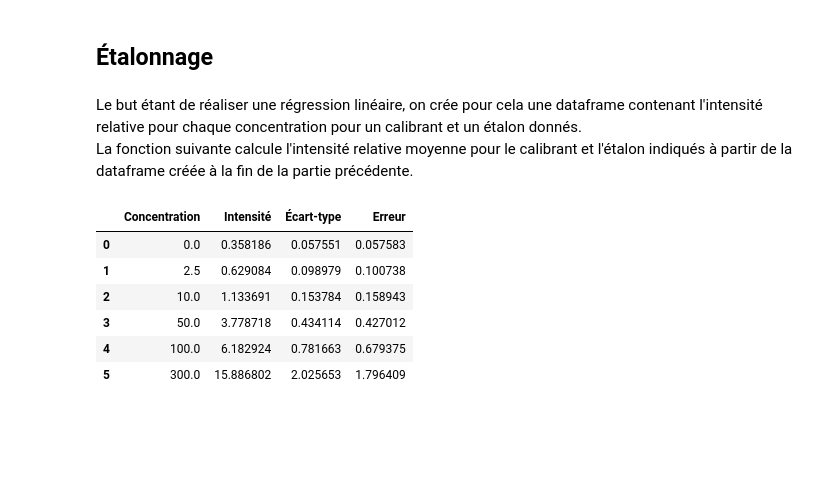
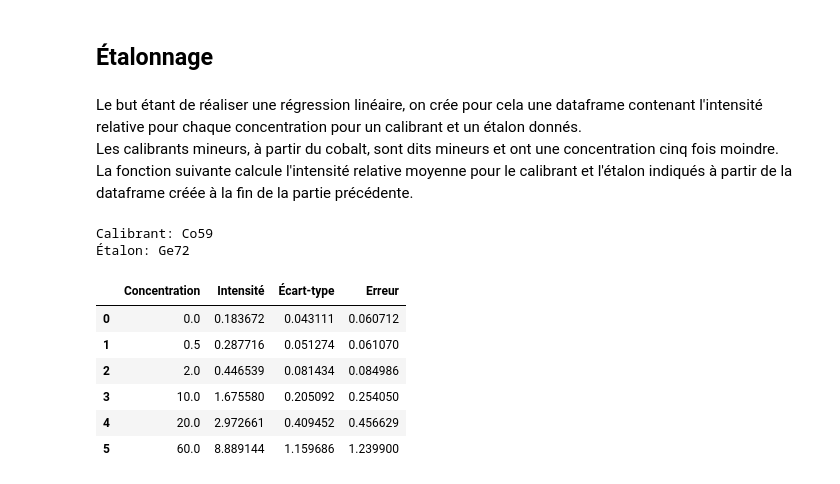
Before and after one commit to ABeague/Projet-Python-LA-ICPMS, a Jupyter notebook: Code Source.ipynb, the cells around one changed output. Drawn from its saved outputs; the diff is of its cells as text; code cells hidden in the pictures; blank space fills up the shorter version.

```diff
--- a/Code Source.ipynb
+++ b/Code Source.ipynb
@@ -155,4 +188,11 @@ def get_clean_intensity_df(calibrant, calibre, etalon):
     return data_clean
 # %%
-get_clean_intensity_df("Cu63", "0", "Ge72").head()
+calibre = calibres[0] # 0: 0, 1: 2,5 ppm, 2: 10 ppm, 3: 50 ppm, 4: 100 ppm, 5: 300 ppm
+calibrant = calibrants[5] # 0: cuivre, 1: zinc, 2: platine, 3: cobalt, 4: nickel, 5: sélénium, 6: molybdène, 7: cadmium
+etalon = etalons[0] #0: germanium, 1: rhodium, 2: tellure
+
+print("Calibrant: "+calibrant)
+print("Calibre: "+calibre)
+print("Étalon: "+etalon)
+get_clean_intensity_df(calibrant, calibre, etalon).head()
 # %% [output]
@@ -172,15 +215,23 @@ def get_intensity_plot(calibrant, calibre, etalon):
     plt.errorbar(x, y, yerr=error, fmt="bo")
     plt.xlabel("Time (s)")
     plt.ylabel("Intensity")
+
+    #Concentration des calibrants mineurs
+    if calibrant in cal_mineurs:
+        calibre = str(float(calibre)/5)
     plt.title("Calibrant: "+calibrant+", Etalon: "+etalon+" at "+calibre+" ppm")
     return
 # %%
-calibre = calibres[0]
-calibrant = calibrants[0]
-plt.figure(figsize=(18, 6))
-i = 1
-for etalon in etalons:
-    plt.subplot(1,3,i)
-    get_intensity_plot(calibrant, calibre, etalon)
-    i += 1
+calibrant = calibrants[5] # 0: cuivre, 1: zinc, 2: platine, 3: cobalt, 4: nickel, 5: sélénium, 6: molybdène, 7: cadmium
+
+print("Calibrant: "+calibrant)
+plt.figure(figsize=(18, 6*6))
+j = 1
+for calibre in calibres:
+    i = 1
+    for etalon in etalons:
+        plt.subplot(6,3,i+3*(j-1))
+        get_intensity_plot(calibrant, calibre, etalon)
+        i += 1
+    j += 1
 # %% [output]
@@ -189,6 +241,7 @@ for etalon in etalons:
 ## Étalonnage
 # %% [markdown]
 Le but étant de réaliser une régression linéaire, on crée pour cela une dataframe contenant l'intensité relative pour chaque concentration pour un calibrant et un étalon donnés.<br>
+Les calibrants mineurs, à partir du cobalt, sont dits mineurs et ont une concentration cinq fois moindre.<br>
 La fonction suivante calcule l'intensité relative moyenne pour le calibrant et l'étalon indiqués à partir de la dataframe créée à la fin de la partie précédente.
 # %%
 def get_average_intensity_calibrant_df(calibrant, etalon):
@@ -209,15 +262,26 @@ def get_average_intensity_calibrant_df(calibrant, etalon):
                          )
     #Les concentrations sont des chaînes de caractère : il faut les transformer en réels
     average_df.Concentration = average_df.Concentration.astype(float)
+
+    #Concentration des calibrants mineurs
+    if calibrant in cal_mineurs:
+        average_df.Concentration = average_df.Concentration * 1/5
     return average_df
 # %%
-get_average_intensity_calibrant_df("Cu63", "Ge72")
+calibrant = calibrants[3] # 0: cuivre, 1: zinc, 2: platine, 3: cobalt, 4: nickel, 5: sélénium, 6: molybdène, 7: cadmium
+etalon = etalons[0] #0: germanium, 1: rhodium, 2: tellure
+
+print("Calibrant: "+calibrant)
+print("Étalon: "+etalon)
+get_average_intensity_calibrant_df(calibrant, etalon)
 # %% [output]
+Calibrant: Co59
+Étalon: Ge72
 |  | Concentration | Intensité | Écart-type | Erreur |
-| 0 | 0.0 | 0.358186 | 0.057551 | 0.057583 |
-| 1 | 2.5 | 0.629084 | 0.098979 | 0.100738 |
-| 2 | 10.0 | 1.133691 | 0.153784 | 0.158943 |
-| 3 | 50.0 | 3.778718 | 0.434114 | 0.427012 |
-| 4 | 100.0 | 6.182924 | 0.781663 | 0.679375 |
-| 5 | 300.0 | 15.886802 | 2.025653 | 1.796409 |
+| 0 | 0.0 | 0.183672 | 0.043111 | 0.060712 |
+| 1 | 0.5 | 0.287716 | 0.051274 | 0.061070 |
+| 2 | 2.0 | 0.446539 | 0.081434 | 0.084986 |
+| 3 | 10.0 | 1.675580 | 0.205092 | 0.254050 |
+| 4 | 20.0 | 2.972661 | 0.409452 | 0.456629 |
+| 5 | 60.0 | 8.889144 | 1.159686 | 1.239900 |
 # %% [markdown]
```
Also changed, not shown: parts of 42 cells of this notebook, 3 other files.
